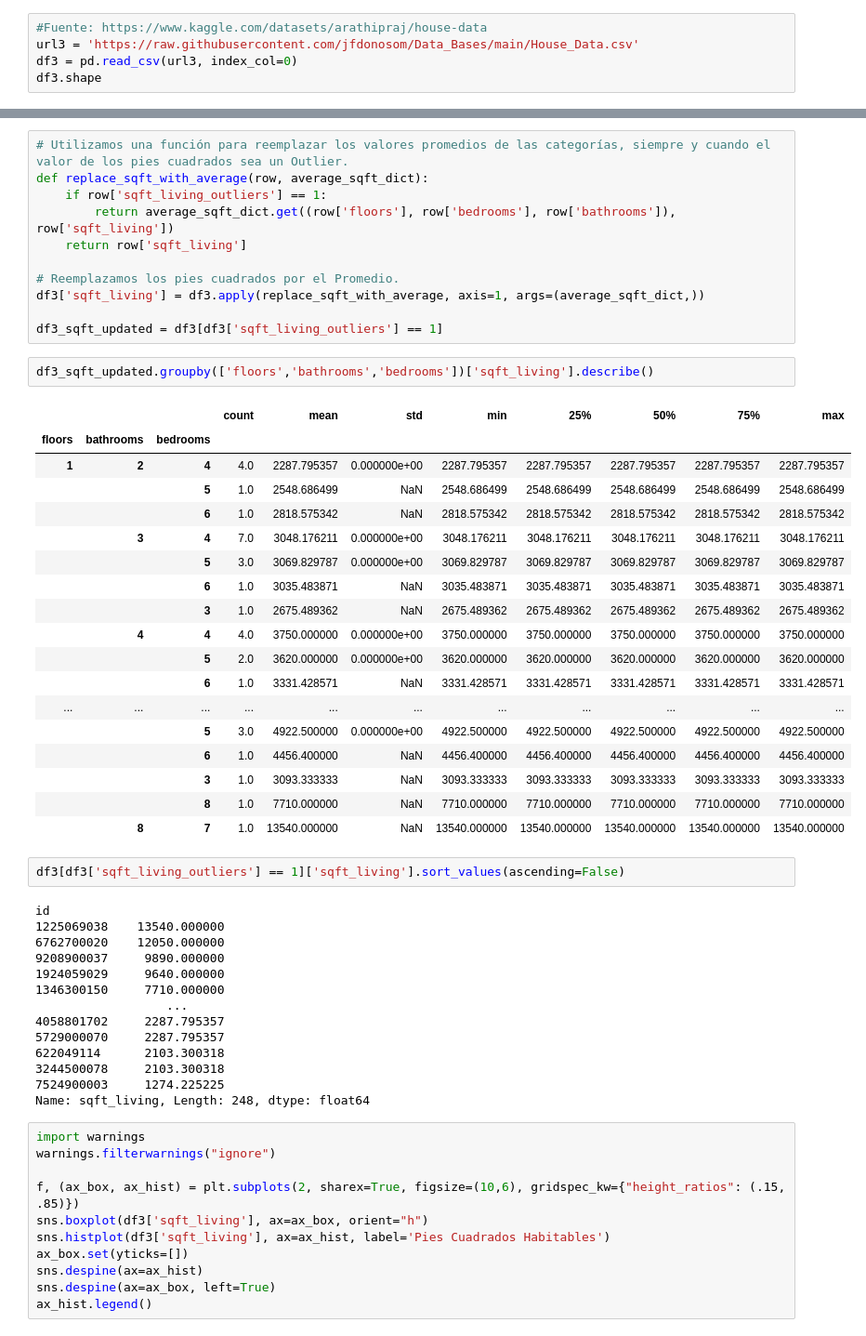
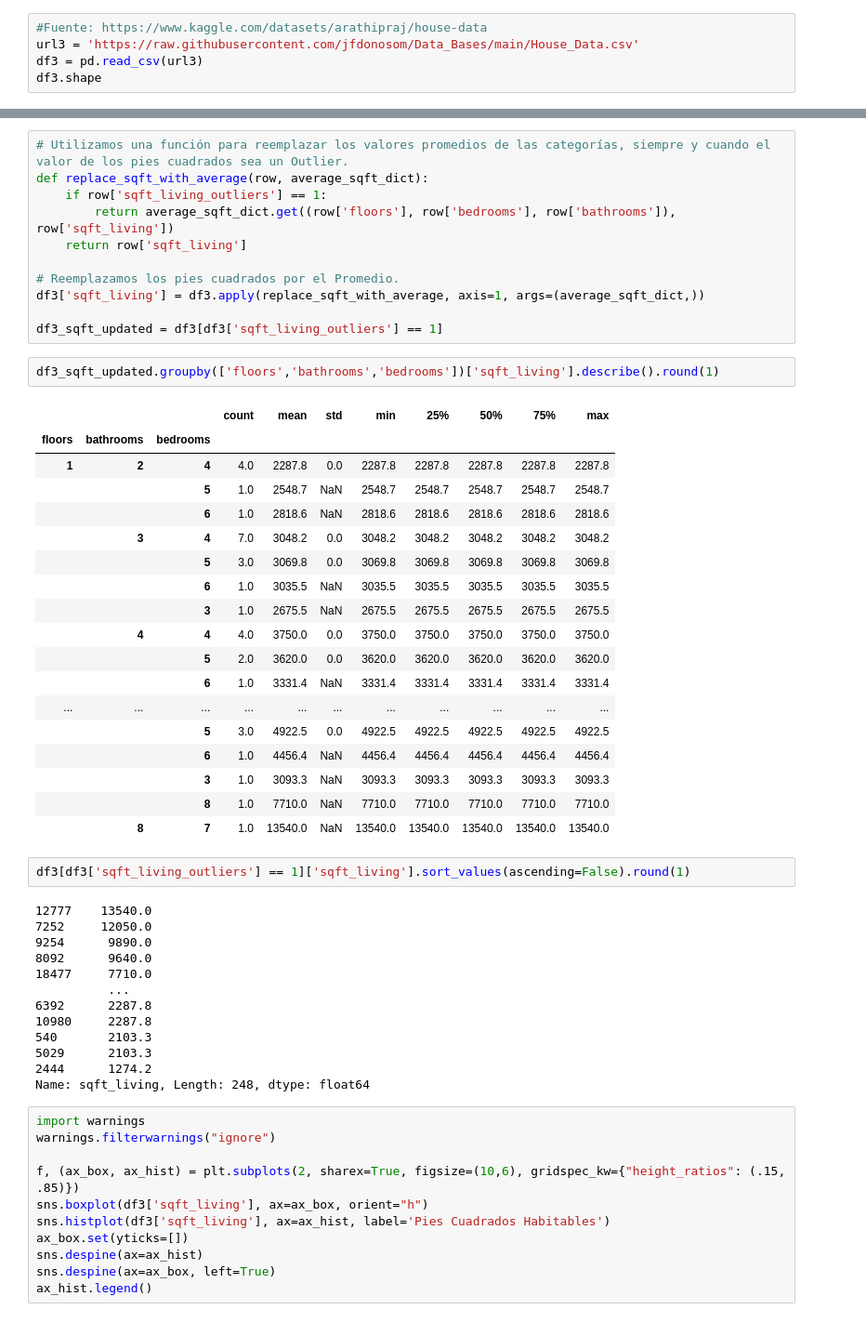
Before and after one commit to jfdonosom/Notebooks, a Jupyter notebook: Proyecto_ParteIII_+Donoso_Mendieta.ipynb, the cells around one changed output, grey strips where cells are left out. Shown at 93% size. Saved outputs shown, nothing was run; the diff lists cells and outputs as text.

```diff
--- a/Proyecto_ParteIII_+Donoso_Mendieta.ipynb
+++ b/Proyecto_ParteIII_+Donoso_Mendieta.ipynb
@@ -46,6 +48,6 @@ import seaborn as sns
 # %%
 #Fuente: https://www.kaggle.com/datasets/arathipraj/house-data
 url3 = 'https://raw.githubusercontent.com/jfdonosom/Data_Bases/main/House_Data.csv'
-df3 = pd.read_csv(url3, index_col=0)
+df3 = pd.read_csv(url3)
 df3.shape
 # %% [output]
@@ -575,41 +573,40 @@ df3['sqft_living'] = df3.apply(replace_sqft_with_average, axis=1, args=(average_
 
 df3_sqft_updated = df3[df3['sqft_living_outliers'] == 1]
 # %%
-df3_sqft_updated.groupby(['floors','bathrooms','bedrooms'])['sqft_living'].describe()
+df3_sqft_updated.groupby(['floors','bathrooms','bedrooms'])['sqft_living'].describe().round(1)
 # %% [output]
 |  |  |  | count | mean | std | min | 25% | 50% | 75% | max |
 | floors | bathrooms | bedrooms |  |  |  |  |  |  |  |  |
-| 1 | 2 | 4 | 4.0 | 2287.795357 | 0.000000e+00 | 2287.795357 | 2287.795357 | 2287.795357 | 2287.795357 | 2287.795357 |
-|  |  | 5 | 1.0 | 2548.686499 | NaN | 2548.686499 | 2548.686499 | 2548.686499 | 2548.686499 | 2548.686499 |
-|  |  | 6 | 1.0 | 2818.575342 | NaN | 2818.575342 | 2818.575342 | 2818.575342 | 2818.575342 | 2818.575342 |
-|  | 3 | 4 | 7.0 | 3048.176211 | 0.000000e+00 | 3048.176211 | 3048.176211 | 3048.176211 | 3048.176211 | 3048.176211 |
-|  |  | 5 | 3.0 | 3069.829787 | 0.000000e+00 | 3069.829787 | 3069.829787 | 3069.829787 | 3069.829787 | 3069.829787 |
-|  |  | 6 | 1.0 | 3035.483871 | NaN | 3035.483871 | 3035.483871 | 3035.483871 | 3035.483871 | 3035.483871 |
-|  |  | 3 | 1.0 | 2675.489362 | NaN | 2675.489362 | 2675.489362 | 2675.489362 | 2675.489362 | 2675.489362 |
-|  | 4 | 4 | 4.0 | 3750.000000 | 0.000000e+00 | 3750.000000 | 3750.000000 | 3750.000000 | 3750.000000 | 3750.000000 |
-|  |  | 5 | 2.0 | 3620.000000 | 0.000000e+00 | 3620.000000 | 3620.000000 | 3620.000000 | 3620.000000 | 3620.000000 |
-|  |  | 6 | 1.0 | 3331.428571 | NaN | 3331.428571 | 3331.428571 | 3331.428571 | 3331.428571 | 3331.428571 |
+| 1 | 2 | 4 | 4.0 | 2287.8 | 0.0 | 2287.8 | 2287.8 | 2287.8 | 2287.8 | 2287.8 |
+|  |  | 5 | 1.0 | 2548.7 | NaN | 2548.7 | 2548.7 | 2548.7 | 2548.7 | 2548.7 |
+|  |  | 6 | 1.0 | 2818.6 | NaN | 2818.6 | 2818.6 | 2818.6 | 2818.6 | 2818.6 |
+|  | 3 | 4 | 7.0 | 3048.2 | 0.0 | 3048.2 | 3048.2 | 3048.2 | 3048.2 | 3048.2 |
+|  |  | 5 | 3.0 | 3069.8 | 0.0 | 3069.8 | 3069.8 | 3069.8 | 3069.8 | 3069.8 |
+|  |  | 6 | 1.0 | 3035.5 | NaN | 3035.5 | 3035.5 | 3035.5 | 3035.5 | 3035.5 |
+|  |  | 3 | 1.0 | 2675.5 | NaN | 2675.5 | 2675.5 | 2675.5 | 2675.5 | 2675.5 |
+|  | 4 | 4 | 4.0 | 3750.0 | 0.0 | 3750.0 | 3750.0 | 3750.0 | 3750.0 | 3750.0 |
+|  |  | 5 | 2.0 | 3620.0 | 0.0 | 3620.0 | 3620.0 | 3620.0 | 3620.0 | 3620.0 |
+|  |  | 6 | 1.0 | 3331.4 | NaN | 3331.4 | 3331.4 | 3331.4 | 3331.4 | 3331.4 |
 | ... | ... | ... | ... | ... | ... | ... | ... | ... | ... | ... |
-|  |  | 5 | 3.0 | 4922.500000 | 0.000000e+00 | 4922.500000 | 4922.500000 | 4922.500000 | 4922.500000 | 4922.500000 |
-|  |  | 6 | 1.0 | 4456.400000 | NaN | 4456.400000 | 4456.400000 | 4456.400000 | 4456.400000 | 4456.400000 |
-|  |  | 3 | 1.0 | 3093.333333 | NaN | 3093.333333 | 3093.333333 | 3093.333333 | 3093.333333 | 3093.333333 |
-|  |  | 8 | 1.0 | 7710.000000 | NaN | 7710.000000 | 7710.000000 | 7710.000000 | 7710.000000 | 7710.000000 |
-|  | 8 | 7 | 1.0 | 13540.000000 | NaN | 13540.000000 | 13540.000000 | 13540.000000 | 13540.000000 | 13540.000000 |
+|  |  | 5 | 3.0 | 4922.5 | 0.0 | 4922.5 | 4922.5 | 4922.5 | 4922.5 | 4922.5 |
+|  |  | 6 | 1.0 | 4456.4 | NaN | 4456.4 | 4456.4 | 4456.4 | 4456.4 | 4456.4 |
+|  |  | 3 | 1.0 | 3093.3 | NaN | 3093.3 | 3093.3 | 3093.3 | 3093.3 | 3093.3 |
+|  |  | 8 | 1.0 | 7710.0 | NaN | 7710.0 | 7710.0 | 7710.0 | 7710.0 | 7710.0 |
+|  | 8 | 7 | 1.0 | 13540.0 | NaN | 13540.0 | 13540.0 | 13540.0 | 13540.0 | 13540.0 |
 # %%
-df3[df3['sqft_living_outliers'] == 1]['sqft_living'].sort_values(ascending=False)
+df3[df3['sqft_living_outliers'] == 1]['sqft_living'].sort_values(ascending=False).round(1)
 # %% [output]
-id
-1225069038    13540.000000
-6762700020    12050.000000
-9208900037     9890.000000
-1924059029     9640.000000
-1346300150     7710.000000
-                  ...
-4058801702     2287.795357
-5729000070     2287.795357
-622049114      2103.300318
-3244500078     2103.300318
-7524900003     1274.225225
+12777    13540.0
+7252     12050.0
+9254      9890.0
+8092      9640.0
+18477     7710.0
+          ...
+6392      2287.8
+10980     2287.8
+540       2103.3
+5029      2103.3
+2444      1274.2
 Name: sqft_living, Length: 248, dtype: float64
 # %%
 import warnings
```
Also changed, not shown: parts of 51 cells of this notebook.
